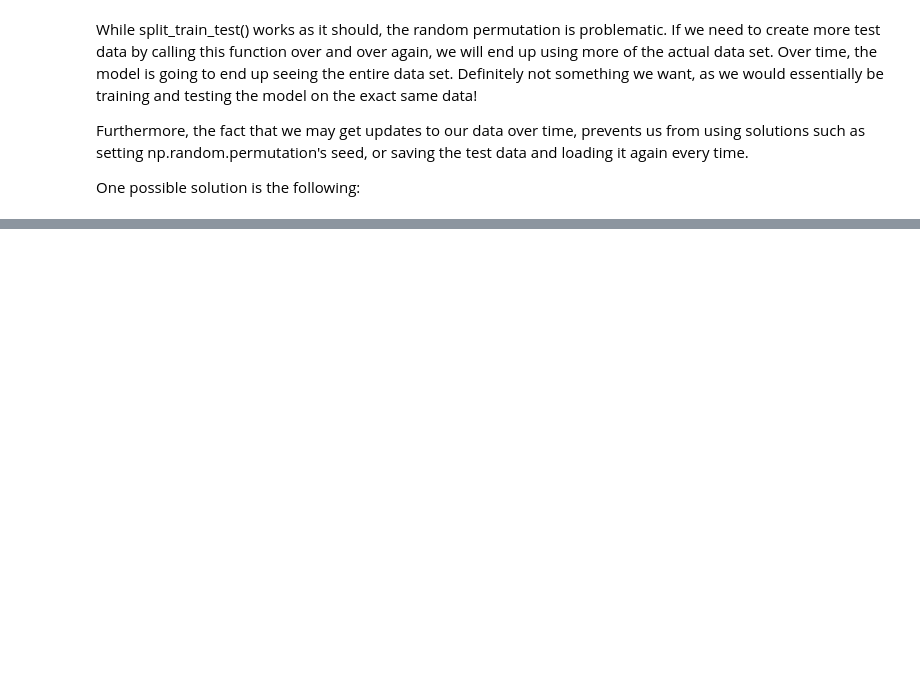
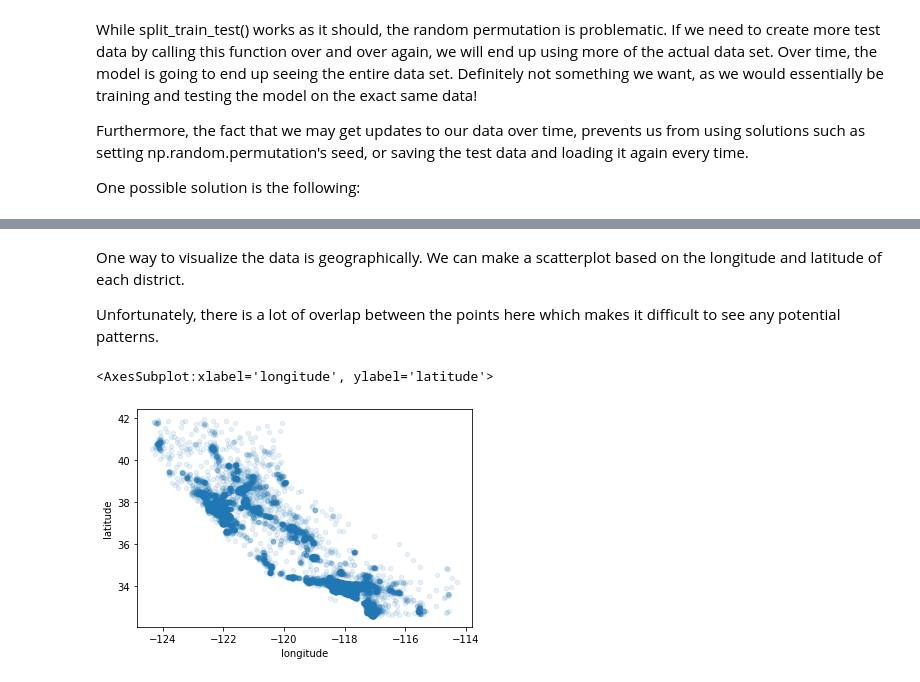
Before and after one commit to PreetMangat/Hands-On-Machine-Learning, a Jupyter notebook: Chapter 2/median_housing_price_prediction.ipynb, the cells around one changed output, grey strips where cells are left out. Drawn from its saved outputs; the diff is of its cells as text; code cells hidden in the pictures; blank space fills up the shorter version.

```diff
--- a/Chapter 2/median_housing_price_prediction.ipynb
+++ b/Chapter 2/median_housing_price_prediction.ipynb
@@ -156,0 +252,9 @@ This ensures that if we run split_train_test_by_id() multiple times, we will alw
+# %% [markdown]
+One way to visualize the data is geographically. We can make a scatterplot based on the longitude and latitude of each district.
+
+Unfortunately, there is a lot of overlap between the points here which makes it difficult to see any potential patterns.
+# %%
+housing.plot(kind="scatter", x="longitude", y="latitude", alpha=0.1)
+# %% [output]
+<AxesSubplot:xlabel='longitude', ylabel='latitude'>
+[figure, added]
```
Also changed, not shown: parts of 27 cells of this notebook.
